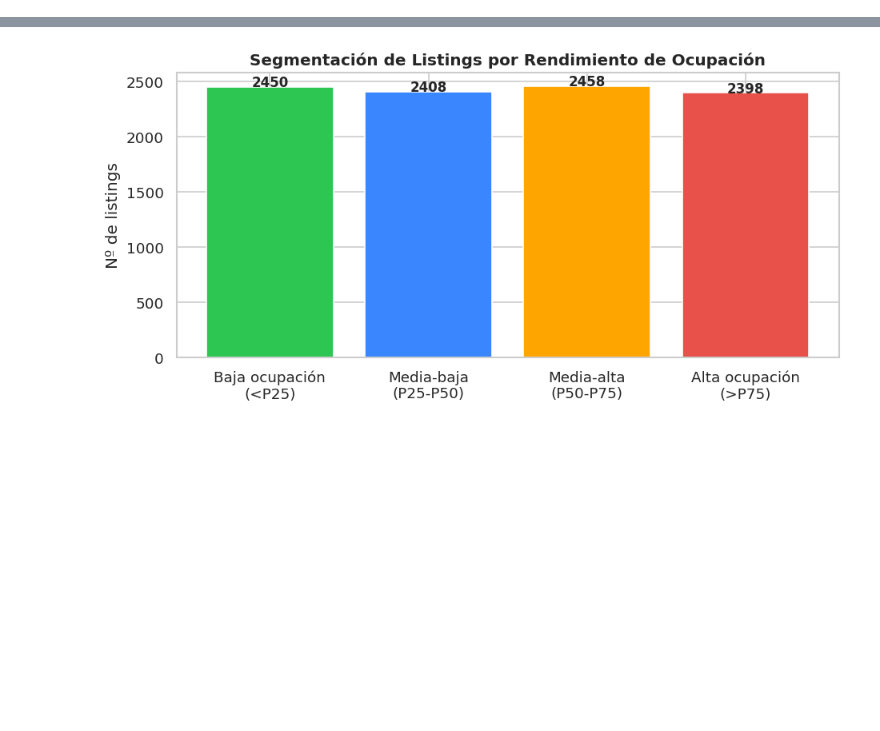
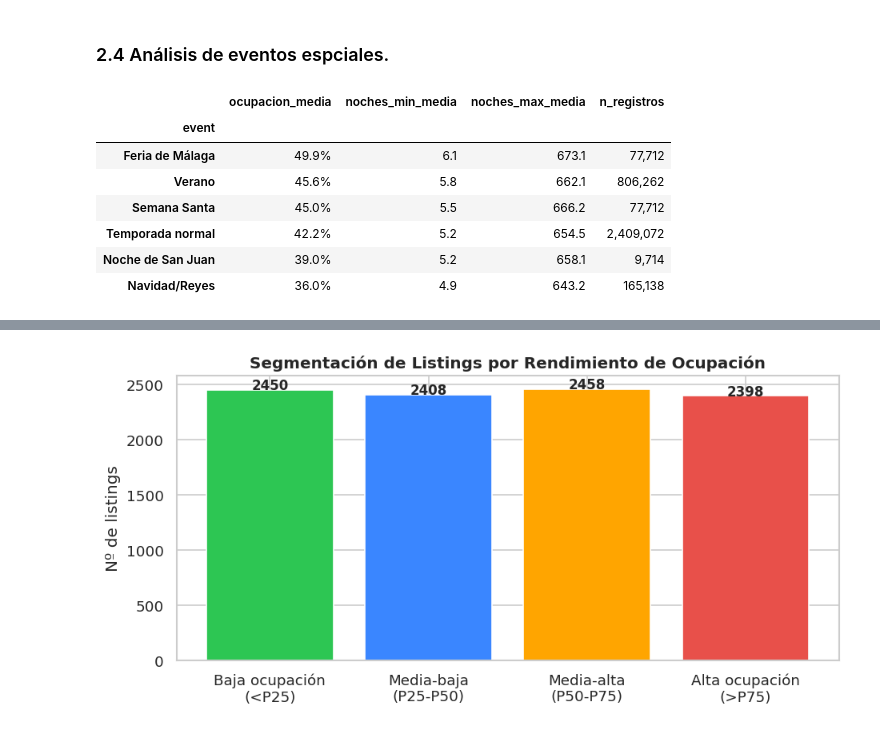
Before and after one commit to cborges19/proy_SSDD_II, a Jupyter notebook: notebooks/eda_calendar.ipynb, the cells around one changed output, grey strips where cells are left out. Saved outputs shown, nothing was run; the diff lists cells and outputs as text; code cells hidden in the pictures; blank space fills up the shorter version.

```diff
--- a/notebooks/eda_calendar.ipynb
+++ b/notebooks/eda_calendar.ipynb
@@ -399,0 +267,30 @@ max         1.000000
+# %% [markdown]
+### 2.4 Análisis de eventos espciales.
+# %%
+calendar['minimum_nights']  = calendar['minimum_nights'].astype(np.int32)
+calendar['maximum_nights']  = calendar['maximum_nights'].astype(np.int32)
+event_stats = (calendar
+               .groupby('event')
+               .agg(
+                   ocupacion_media=('booked', 'mean'),
+                   noches_min_media=('minimum_nights', 'mean'),
+                   noches_max_media=('maximum_nights', 'mean'),
+                   n_registros=('booked', 'count')
+               )
+               .sort_values('ocupacion_media', ascending=False))
+
+display(event_stats.style.format({
+    'ocupacion_media': '{:.1%}',
+    'noches_min_media': '{:.1f}',
+    'noches_max_media': '{:.1f}',
+    'n_registros': '{:,}'
+}).background_gradient(subset=['ocupacion_media'], cmap='YlOrRd'))
+# %% [output]
+|  | ocupacion_media | noches_min_media | noches_max_media | n_registros |
+| event |  |  |  |  |
+| Feria de Málaga | 49.9% | 6.1 | 673.1 | 77,712 |
+| Verano | 45.6% | 5.8 | 662.1 | 806,262 |
+| Semana Santa | 45.0% | 5.5 | 666.2 | 77,712 |
+| Temporada normal | 42.2% | 5.2 | 654.5 | 2,409,072 |
+| Noche de San Juan | 39.0% | 5.2 | 658.1 | 9,714 |
+| Navidad/Reyes | 36.0% | 4.9 | 643.2 | 165,138 |
```
Also changed, not shown: parts of 80 cells of this notebook.
